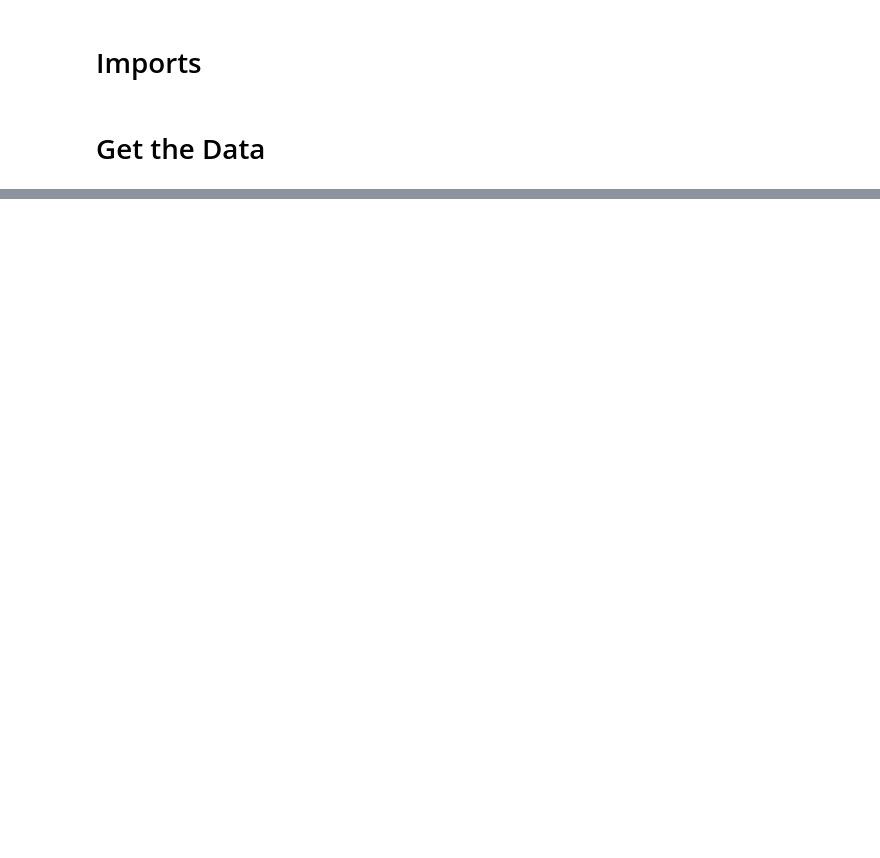
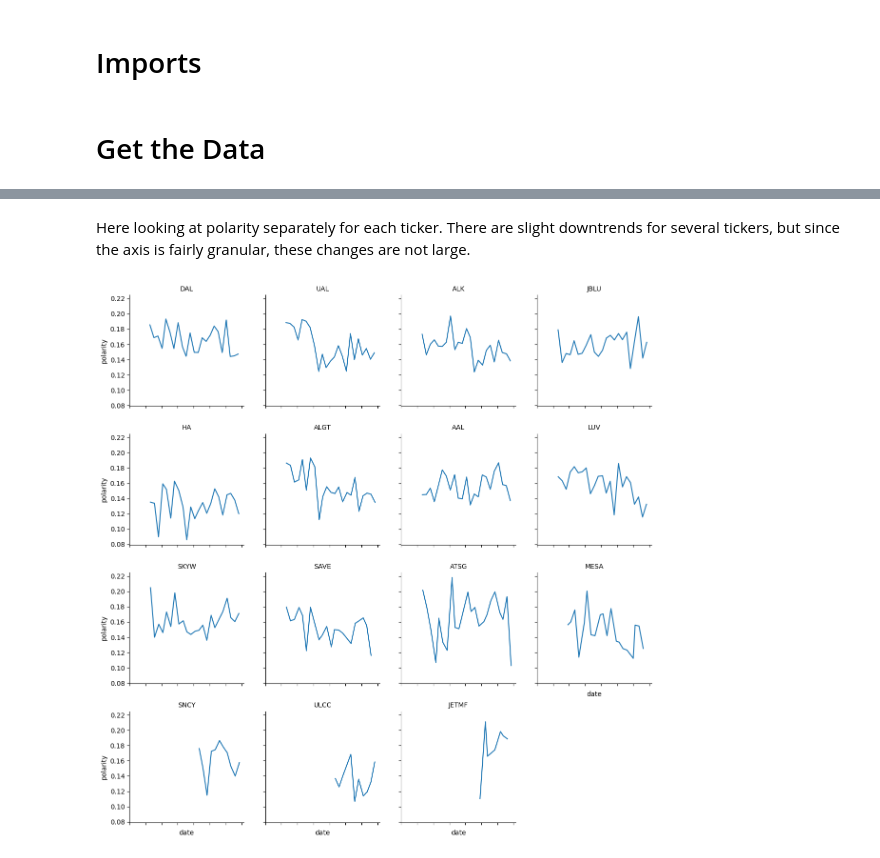
Before and after one commit to joshhaskell/earning_transcript_analysis, a Jupyter notebook: notebooks/call_level_eda.ipynb, the cells around one changed output, grey strips where cells are left out. Saved outputs shown, nothing was run; the diff lists cells and outputs as text; code cells hidden in the pictures; blank space fills up the shorter version.

```diff
--- a/notebooks/call_level_eda.ipynb
+++ b/notebooks/call_level_eda.ipynb
@@ -169,0 +116,11 @@ It could be cool to try to have a visual that shows the timeline of the differen
+# %% [markdown]
+Here looking at polarity separately for each ticker. There are slight downtrends for several tickers, but since the axis is fairly granular, these changes are not large.
+# %%
+# creating a grid to look at each ticker
+g = sns.FacetGrid(combined_transcripts_df, col="symbol", col_wrap=4, height=3, sharey=True)
+g = g.map(plt.plot, "date", "polarity")
+g.set_titles("{col_name}")
+g.set_xticklabels(rotation=45)
+plt.show()
+# %% [output]
+[figure, added]
```
Also changed, not shown: parts of 37 cells of this notebook, 1 other file.
